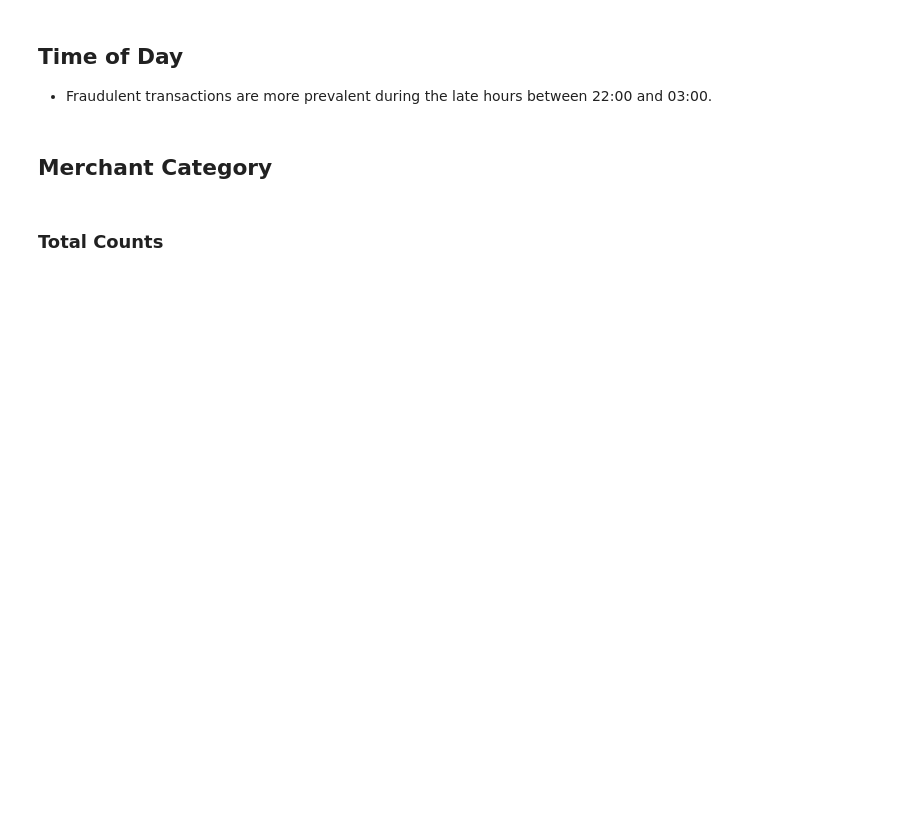
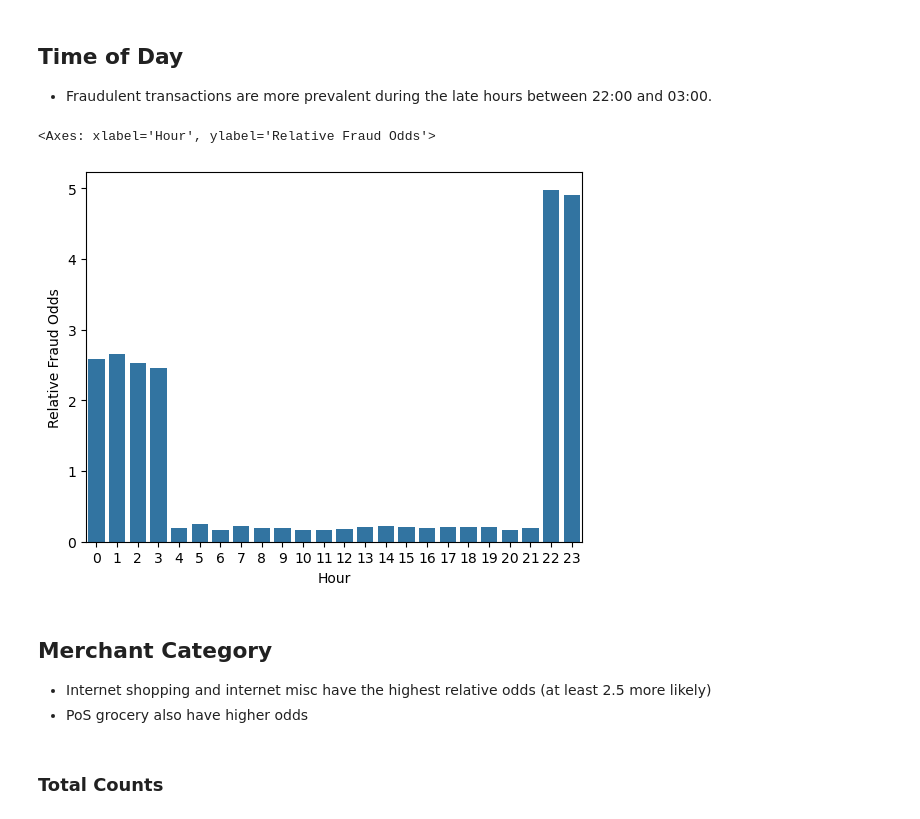
Before and after one commit to glebpnkv/fin_crime, a Jupyter notebook: 1_eda.ipynb, the cells around one changed output. Saved outputs shown, nothing was run; the diff lists cells and outputs as text; code cells hidden in the pictures; blank space fills up the shorter version.

```diff
--- a/1_eda.ipynb
+++ b/1_eda.ipynb
@@ -193,20 +295,24 @@ np.array([70, 86]) * .82
 # %%
 # df_plot = df.groupby(["trans_hour", "category"])["is_fraud"].mean().to_frame("prop") / df["is_fraud"].mean()
 df_plot = df.groupby(["trans_hour"])["is_fraud"].mean().to_frame("odds") / df["is_fraud"].mean()
 df_plot = df_plot.reset_index()
 df_plot = df_plot.rename(columns={
     "trans_hour": "Hour",
     "odds": "Relative Fraud Odds"
 })
 
 sns.barplot(
     data=df_plot,
     x='Hour',
     y='Relative Fraud Odds',
 )
-
-plt.a
+# %% [output]
+<Axes: xlabel='Hour', ylabel='Relative Fraud Odds'>
+[figure, added]
 # %% [markdown]
 ## Merchant Category
+
+- Internet shopping and internet misc have the highest relative odds (at least 2.5 more likely)
+- PoS grocery also have higher odds
 # %% [markdown]
 ### Total Counts
```
Also changed, not shown: parts of 44 cells of this notebook.
